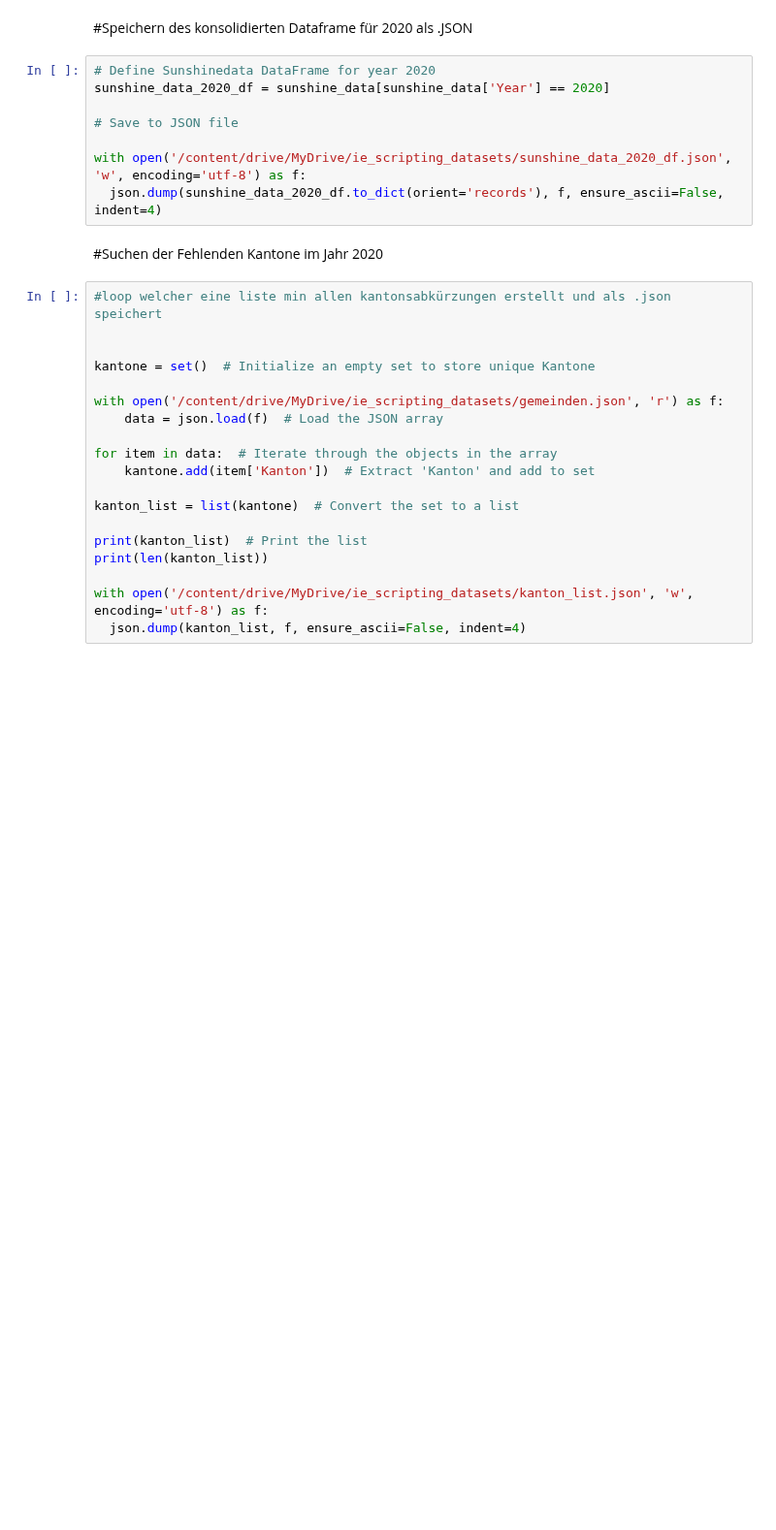
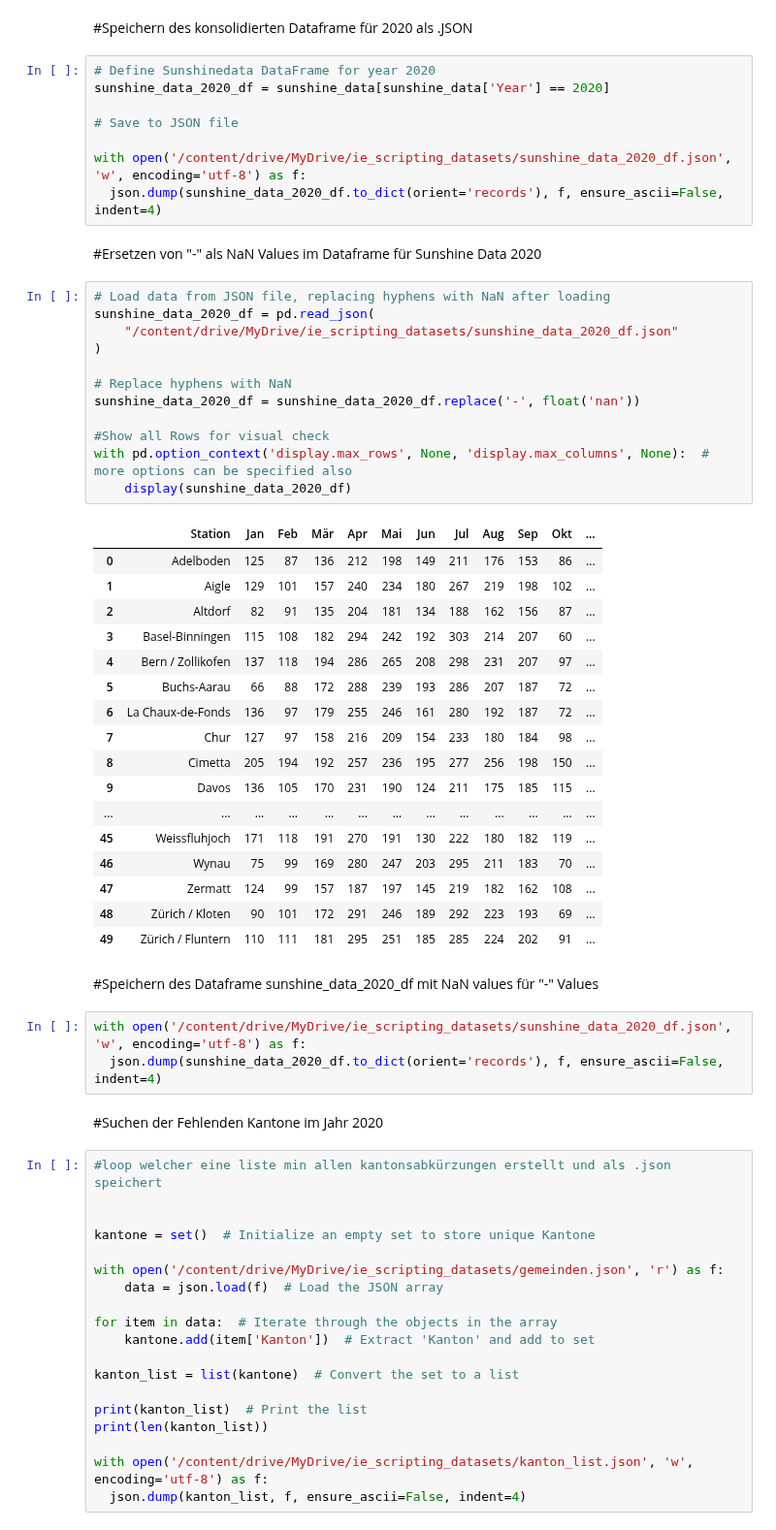
Before and after one commit to kevgam/CAS_IE_Scripting, a Jupyter notebook: group_5_aggregate.ipynb, the cells around one changed output. Shown at 97% size. Cells and saved outputs as stored; diff of their text form; blank space fills up the shorter version.

```diff
--- a/group_5_aggregate.ipynb
+++ b/group_5_aggregate.ipynb
@@ -662,6 +648,43 @@ sunshine_data_2020_df = sunshine_data[sunshine_data['Year'] == 2020]
 
 with open('/content/drive/MyDrive/ie_scripting_datasets/sunshine_data_2020_df.json', 'w', encoding='utf-8') as f:
   json.dump(sunshine_data_2020_df.to_dict(orient='records'), f, ensure_ascii=False, indent=4)
+# %% [markdown]
+#Ersetzen von "-" als NaN Values im Dataframe für Sunshine Data 2020
+# %%
+# Load data from JSON file, replacing hyphens with NaN after loading
+sunshine_data_2020_df = pd.read_json(
+    "/content/drive/MyDrive/ie_scripting_datasets/sunshine_data_2020_df.json"
+)
+
+# Replace hyphens with NaN
+sunshine_data_2020_df = sunshine_data_2020_df.replace('-', float('nan'))
+
+#Show all Rows for visual check
+with pd.option_context('display.max_rows', None, 'display.max_columns', None):  # more options can be specified also
+    display(sunshine_data_2020_df)
+# %% [output]
+|  | Station | Jan | Feb | Mär | Apr | Mai | Jun | Jul | Aug | Sep | Okt | ... |
+| 0 | Adelboden | 125 | 87 | 136 | 212 | 198 | 149 | 211 | 176 | 153 | 86 | ... |
+| 1 | Aigle | 129 | 101 | 157 | 240 | 234 | 180 | 267 | 219 | 198 | 102 | ... |
+| 2 | Altdorf | 82 | 91 | 135 | 204 | 181 | 134 | 188 | 162 | 156 | 87 | ... |
+| 3 | Basel-Binningen | 115 | 108 | 182 | 294 | 242 | 192 | 303 | 214 | 207 | 60 | ... |
+| 4 | Bern / Zollikofen | 137 | 118 | 194 | 286 | 265 | 208 | 298 | 231 | 207 | 97 | ... |
+| 5 | Buchs-Aarau | 66 | 88 | 172 | 288 | 239 | 193 | 286 | 207 | 187 | 72 | ... |
+| 6 | La Chaux-de-Fonds | 136 | 97 | 179 | 255 | 246 | 161 | 280 | 192 | 187 | 72 | ... |
+| 7 | Chur | 127 | 97 | 158 | 216 | 209 | 154 | 233 | 180 | 184 | 98 | ... |
+| 8 | Cimetta | 205 | 194 | 192 | 257 | 236 | 195 | 277 | 256 | 198 | 150 | ... |
+| 9 | Davos | 136 | 105 | 170 | 231 | 190 | 124 | 211 | 175 | 185 | 115 | ... |
+| ... | ... | ... | ... | ... | ... | ... | ... | ... | ... | ... | ... | ... |
+| 45 | Weissfluhjoch | 171 | 118 | 191 | 270 | 191 | 130 | 222 | 180 | 182 | 119 | ... |
+| 46 | Wynau | 75 | 99 | 169 | 280 | 247 | 203 | 295 | 211 | 183 | 70 | ... |
+| 47 | Zermatt | 124 | 99 | 157 | 187 | 197 | 145 | 219 | 182 | 162 | 108 | ... |
+| 48 | Zürich / Kloten | 90 | 101 | 172 | 291 | 246 | 189 | 292 | 223 | 193 | 69 | ... |
+| 49 | Zürich / Fluntern | 110 | 111 | 181 | 295 | 251 | 185 | 285 | 224 | 202 | 91 | ... |
+# %% [markdown]
+#Speichern des Dataframe sunshine_data_2020_df mit NaN values für "-" Values
+# %%
+with open('/content/drive/MyDrive/ie_scripting_datasets/sunshine_data_2020_df.json', 'w', encoding='utf-8') as f:
+  json.dump(sunshine_data_2020_df.to_dict(orient='records'), f, ensure_ascii=False, indent=4)
 # %% [markdown]
 #Suchen der Fehlenden Kantone im Jahr 2020
 # %%
```
Also changed, not shown: parts of 14 cells of this notebook.
